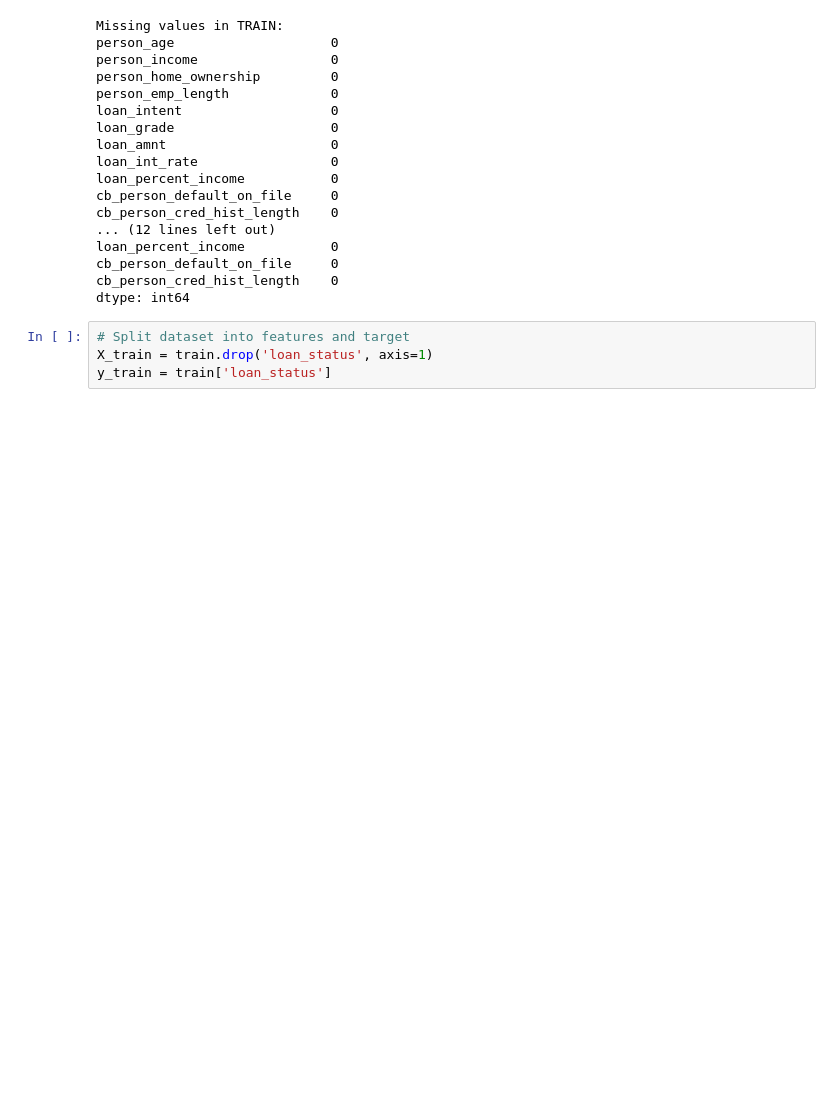
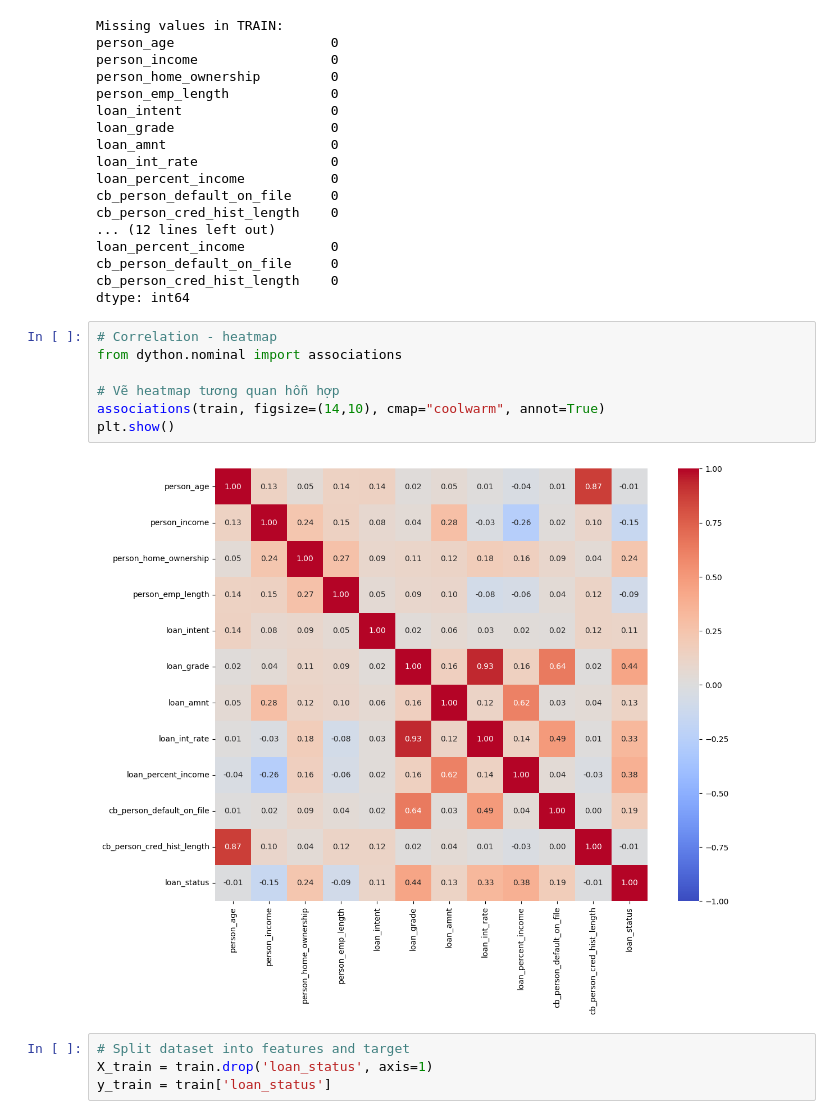
Before and after one commit to daidaica123/Credit-Risk-Model-on-Kaggle, a Jupyter notebook: kaggle.ipynb, the cells around one changed output. Drawn from its saved outputs; the diff is of its cells as text; blank space fills up the shorter version.

```diff
--- a/kaggle.ipynb
+++ b/kaggle.ipynb
@@ -177,6 +193,15 @@ loan_percent_income           0
 cb_person_default_on_file     0
 cb_person_cred_hist_length    0
 dtype: int64
+# %%
+# Correlation - heatmap
+from dython.nominal import associations
+
+# Vẽ heatmap tương quan hỗn hợp
+associations(train, figsize=(14,10), cmap="coolwarm", annot=True)
+plt.show()
+# %% [output]
+[figure, added]
 # %%
 # Split dataset into features and target
 X_train = train.drop('loan_status', axis=1)
```
Also changed, not shown: parts of 16 cells of this notebook.
